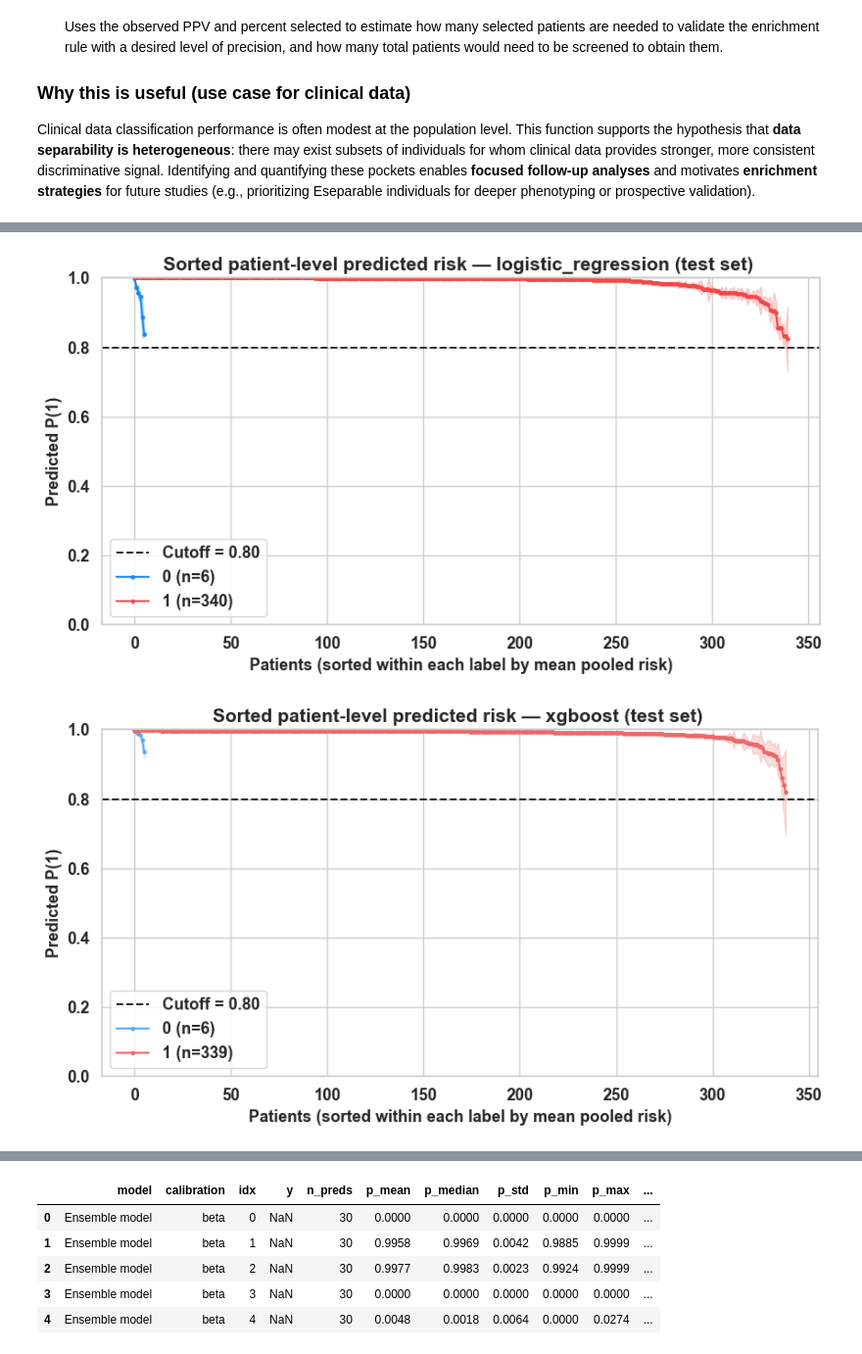
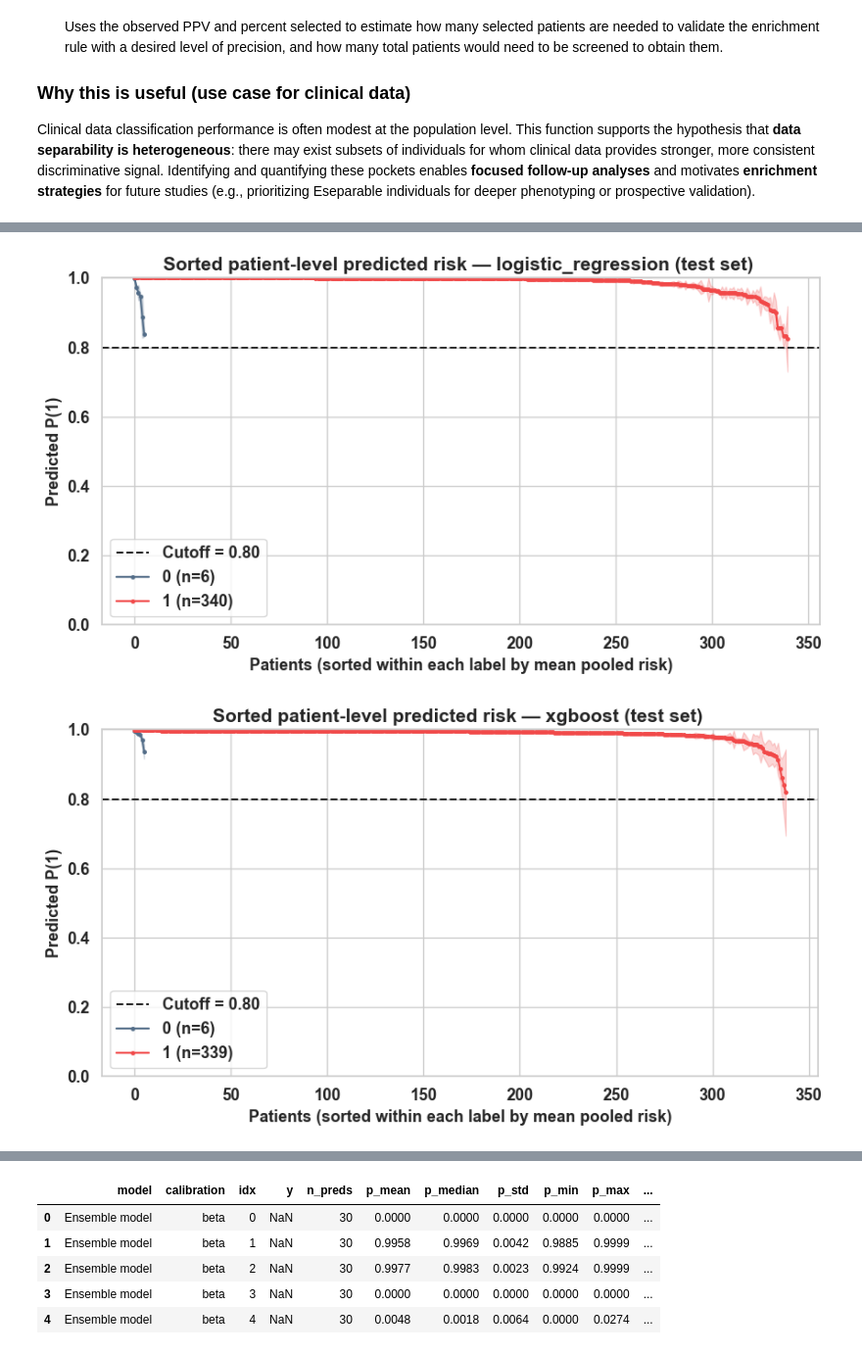
Before and after one commit to NehemiahZewde/AI_framework, a Jupyter notebook: tutorial/diagnostic_enrichment.ipynb, the cells around one changed output, grey strips where cells are left out. Shown at 98% size. Cells and saved outputs as stored; diff of their text form; code cells hidden in the pictures.

```diff
--- a/tutorial/diagnostic_enrichment.ipynb
+++ b/tutorial/diagnostic_enrichment.ipynb
@@ -363,7 +338,7 @@ _ = mtci.plot_ranked_patients_patient_level(
     df_hi_lr,
     model=None,
     variants=[ "beta"],
-    colors=["#1587F8", "#F14949"],
+    colors=[neg_plot_color, pos_plot_color],
     split="test",
     group_label=None,
     center_col="p_mean",
@@ -390,40 +365,40 @@ _ = mtci.plot_ranked_patients_patient_level(
     df_hi_xgb,
     model=None,
     variants=[ "beta"],
-    colors=["#5BA8F5", "#EC6868"],
+    colors=[neg_plot_color, pos_plot_color],
     split="test",
     group_label=None,
     center_col="p_mean",
     std_col="p_total_std",
     prob_label=1,
     show_prevalence_baseline=False,
     make_overlay=True,
     make_separate=False,
     font_size=13,
     figsize_overlay=(9, 5),
     figsize_single=(8, 4),
     show_cutoff_lines=True,
     cutoffs = threshold,
     cutoff_color = "#222222",
     cutoff_lw = 1.5,
     cutoff_ls = "--",
     cutoff_labels = True,                       # whether to add legend labels
     cutoff_label_fmt = "Cutoff = {c:.2f}",
     x_mode='index', # or 'index', 'percentile'
 )
 
 
 
 planning_table = pd.concat(
     [v["planning_summary"] for v in out.values()],
     axis=0,
     ignore_index=True,
 )
 
 display(planning_table.T)
 # %% [output]
-[figure, old version]
+[figure, new version]
-[figure, old version]
+[figure, new version]
 |  | 0 | 1 |
 | model | logistic_regression | xgboost |
 | variant | beta | beta |
```
Also changed, not shown: parts of 9 cells of this notebook, 6 other files.
